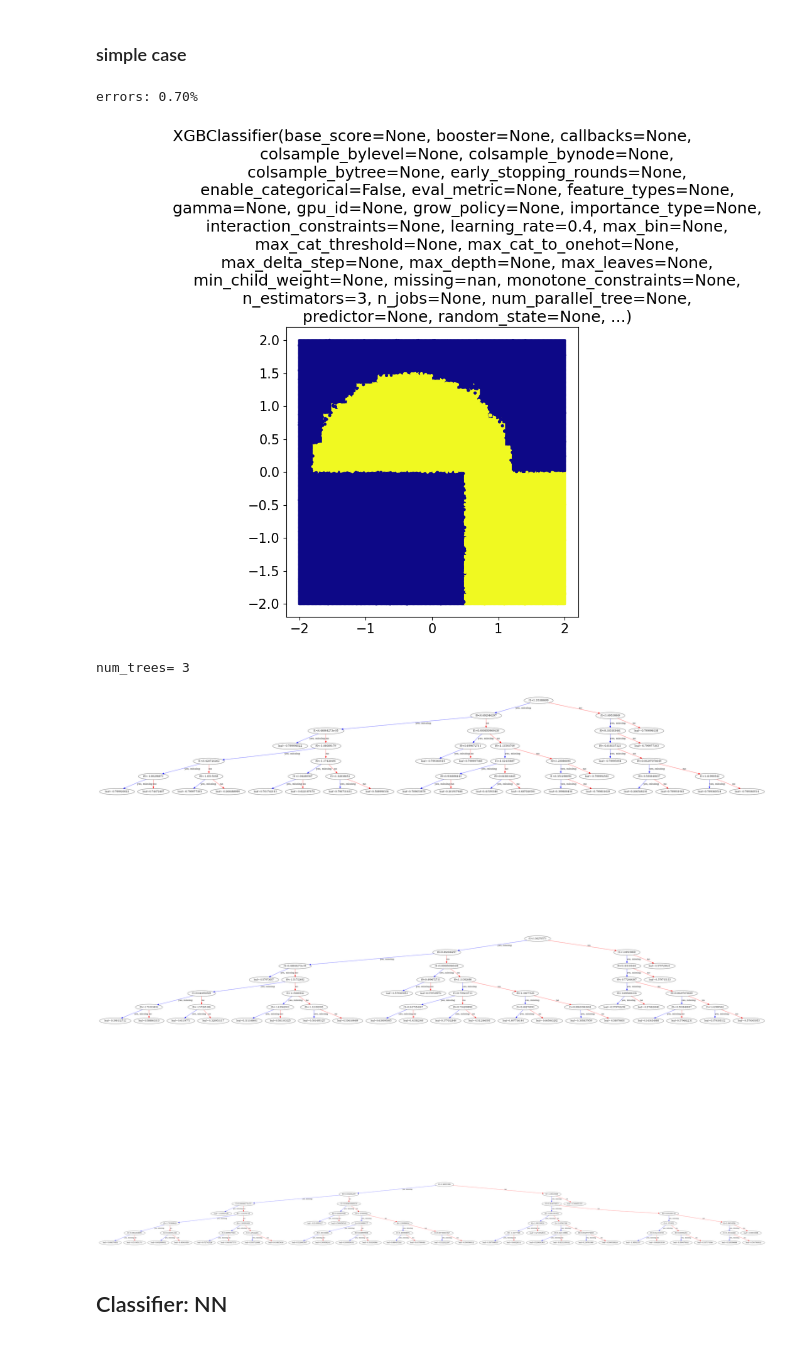
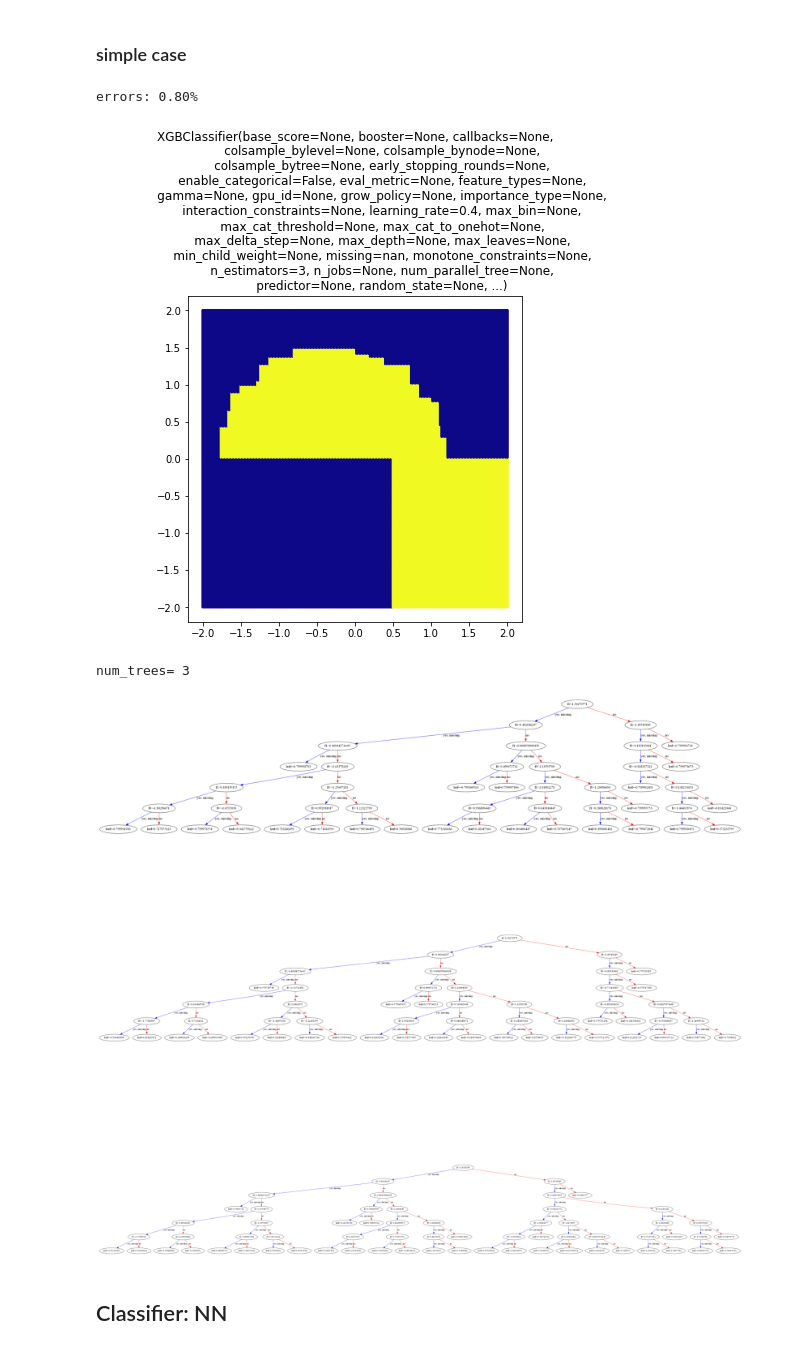
Before and after one commit to threeblueonebrowneyes/lcpb-homework, a Jupyter notebook: HW_04/group2305_exercise04.ipynb, the cells around one changed output. Saved outputs shown, nothing was run; the diff lists cells and outputs as text; code cells hidden in the pictures.

```diff
--- a/HW_04/group2305_exercise04.ipynb
+++ b/HW_04/group2305_exercise04.ipynb
@@ -65,8 +58,9 @@ def plot_scatter(x, y, c_map='plasma', s=4):
 CASE=1
 S=2
 N=10000
-perc_train=0.85
+perc_train=0.80
 x_train, y_train, x_test, y_test = gen_data(CASE=CASE, N=N, perc_train=perc_train, S=S)
+
 plt.figure(figsize=(6,4))
 plot_scatter(x_train, y_train)
 if CASE == 2 or CASE == 3: plt.colorbar()
@@ -83,7 +77,9 @@ N: 10000 N_train: 8500 CASE: 1
 def classify(clf=XGBClassifier(),show=False):
     clf.fit(x_train,y_train)
 
-    print("errors: {:.2f}%".format(100*(1-clf.score(x_test, y_test))))
+    error_xgb=100*(1-clf.score(x_test, y_test))
+    if show:
+        print("errors: {:.2f}%".format(error_xgb))
 
     dx = 0.02
     x_seq=np.arange(-S,S+dx,dx)
@@ -101,7 +97,7 @@ def classify(clf=XGBClassifier(),show=False):
         plt.title(str(clf))
 
         plot_scatter(x_plot,y_plot)
-        plot_scatter(x_train,y_train,s=7)
+       # plot_scatter(x_train,y_train,s=7)
         plt.show()
 
         dump_list = clf.get_booster().get_dump()
@@ -114,18 +110,20 @@ def classify(clf=XGBClassifier(),show=False):
             plot_tree(clf, num_trees=i, ax=ax)
         fig.savefig("DATA/tree-classif.png", dpi=300, pad_inches=0.02)
         plt.show()
+    return x_plot, y_plot, error_xgb
 # %% [markdown]
 ### simple case
 # %%
-classify(XGBClassifier(seed=1,
-                       objective='binary:logistic',
-                       learning_rate=0.4,
-                       reg_lambda=0.001, n_estimators=3), show=True)
+xg_x_plot, xg_y_plot, _=classify(XGBClassifier(seed=1,
+                                               objective='binary:logistic',
+                                               learning_rate=0.4,
+                                               reg_lambda=0.001, n_estimators=3),
+                                 show=True)
 # %% [output]
-errors: 0.70%
+errors: 0.80%
-[figure, old version]
+[figure, new version]
 num_trees= 3
-[figure, old version]
+[figure, new version]
 # %% [markdown]
 ## Classifier: NN
 # %% [markdown]
```
Also changed, not shown: parts of 16 cells of this notebook, 1 other file.
